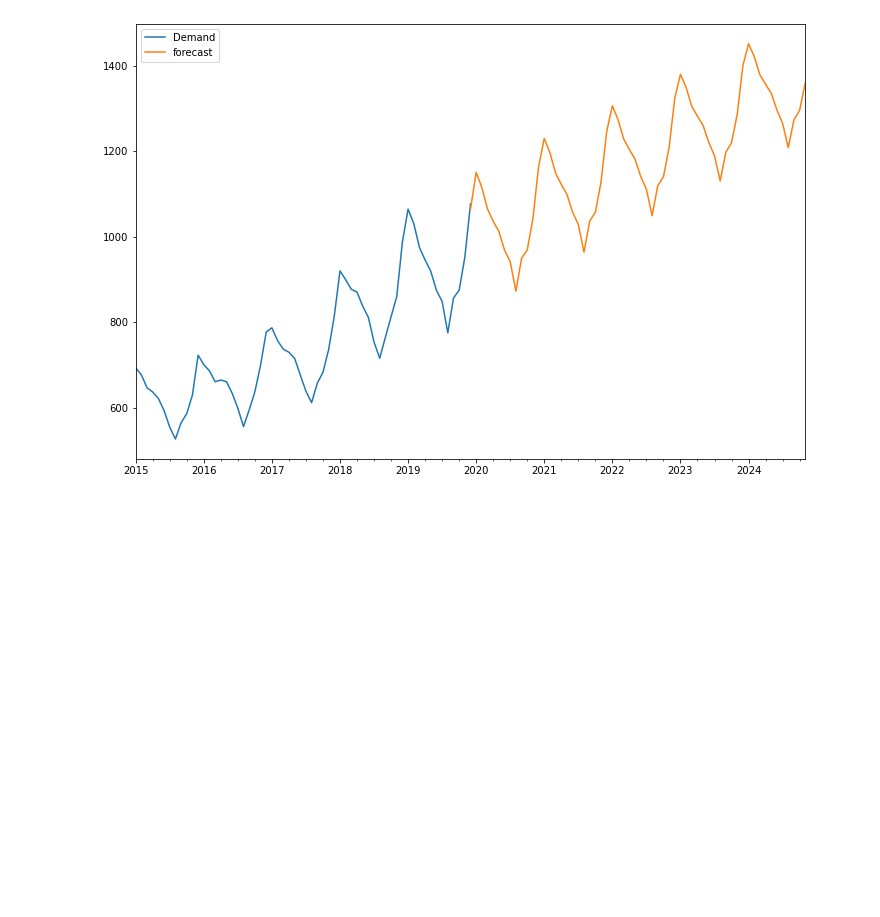
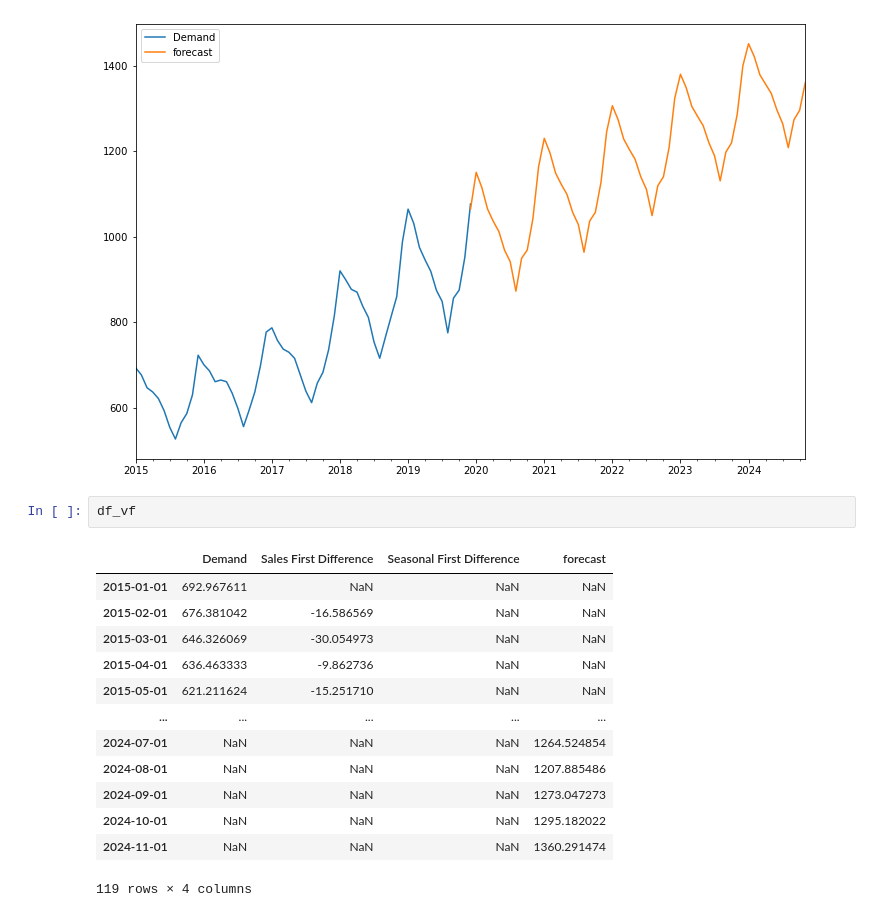
Before and after one commit to sydney-ho/Airbnb-Analysis, a Jupyter notebook: time series analysis.ipynb, the cells around one changed output. Drawn from its saved outputs; the diff is of its cells as text; blank space fills up the shorter version.

Commit message:
printed forecasted values

```diff
--- a/time series analysis.ipynb
+++ b/time series analysis.ipynb
@@ -184,3 +184,19 @@ df_vf[['Demand', 'forecast']].plot(figsize=(12,8))
 # %% [output]
 <AxesSubplot:>
 [figure]
+# %%
+df_vf
+# %% [output]
+|  | Demand | Sales First Difference | Seasonal First Difference | forecast |
+| 2015-01-01 | 692.967611 | NaN | NaN | NaN |
+| 2015-02-01 | 676.381042 | -16.586569 | NaN | NaN |
+| 2015-03-01 | 646.326069 | -30.054973 | NaN | NaN |
+| 2015-04-01 | 636.463333 | -9.862736 | NaN | NaN |
+| 2015-05-01 | 621.211624 | -15.251710 | NaN | NaN |
+| ... | ... | ... | ... | ... |
+| 2024-07-01 | NaN | NaN | NaN | 1264.524854 |
+| 2024-08-01 | NaN | NaN | NaN | 1207.885486 |
+| 2024-09-01 | NaN | NaN | NaN | 1273.047273 |
+| 2024-10-01 | NaN | NaN | NaN | 1295.182022 |
+| 2024-11-01 | NaN | NaN | NaN | 1360.291474 |
+119 rows × 4 columns
```
